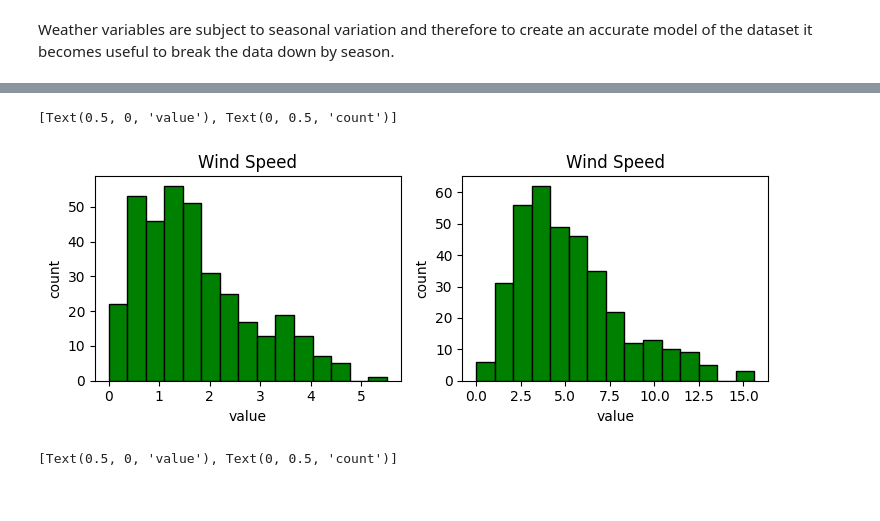
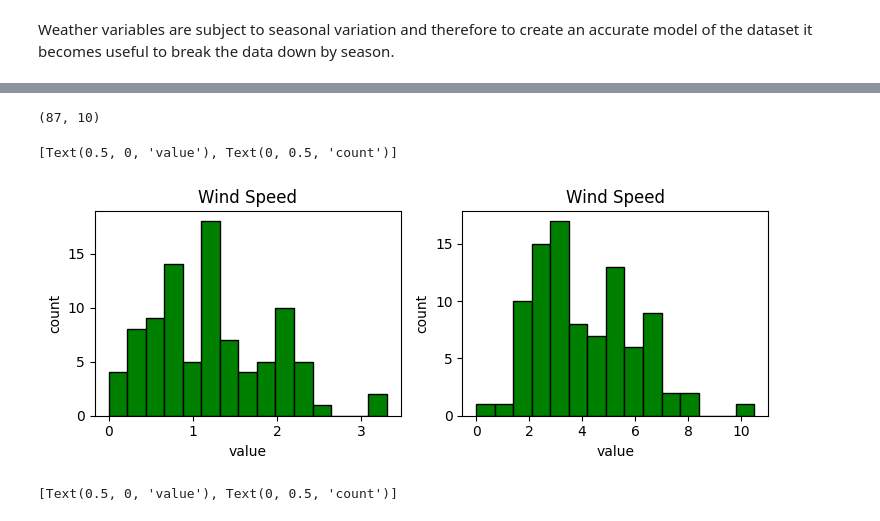
Before and after one commit to humphs078/ProgrammingforDataAnalysisAssignment_1, a Jupyter notebook: submission_notebook.ipynb, the cells around one changed output, grey strips where cells are left out. Saved outputs shown, nothing was run; the diff lists cells and outputs as text; code cells hidden in the pictures.

Commit message:
Add Spring, Summer and Autumn dataframes

```diff
--- a/submission_notebook.ipynb
+++ b/submission_notebook.ipynb
@@ -247,17 +226,25 @@ time_series
+# %%
+winter = garden_weather[garden_weather.index.month_name().isin(['November', 'December', 'January'])].sort_index(ascending=True)
+spring = garden_weather[garden_weather.index.month_name().isin(['February', 'March', 'April'])].sort_index(ascending=True)
+summer = garden_weather[garden_weather.index.month_name().isin(['May', 'June', 'July'])].sort_index(ascending=True)
+autumn = garden_weather[garden_weather.index.month_name().isin(['August', 'September', 'October'])].sort_index(ascending=True)
+winter.shape
+# %% [output]
+(87, 10)
 # %%
 plt.rcParams["figure.figsize"] = [7.5, 3]
 plt.rcParams["figure.autolayout"] = True
 
 fig, axis = plt.subplots(1, 2)
-axis[0].hist(garden_weather['wind_speed_m_s'], color = 'green', edgecolor = 'black', bins=15)
+axis[0].hist(summer['wind_speed_m_s'], color = 'green', edgecolor = 'black', bins=15)
 axis[0].set_title("Wind Speed")
 axis[0].set(xlabel='value', ylabel='count')
-axis[1].hist(garden_weather['gust_m_s'], color = 'green', edgecolor = 'black', bins=15)
+axis[1].hist(summer['gust_m_s'], color = 'green', edgecolor = 'black', bins=15)
 axis[1].set_title("Wind Speed")
 axis[1].set(xlabel='value', ylabel='count')
 # %% [output]
 [Text(0.5, 0, 'value'), Text(0, 0.5, 'count')]
-[figure, old version]
+[figure, new version]
 # %%
 # seeding so the random numbers generated don't change when code is run, for demonstrative purposes
 seed = np.random.seed(2)
```
Also changed, not shown: parts of 1 cell of this notebook.
